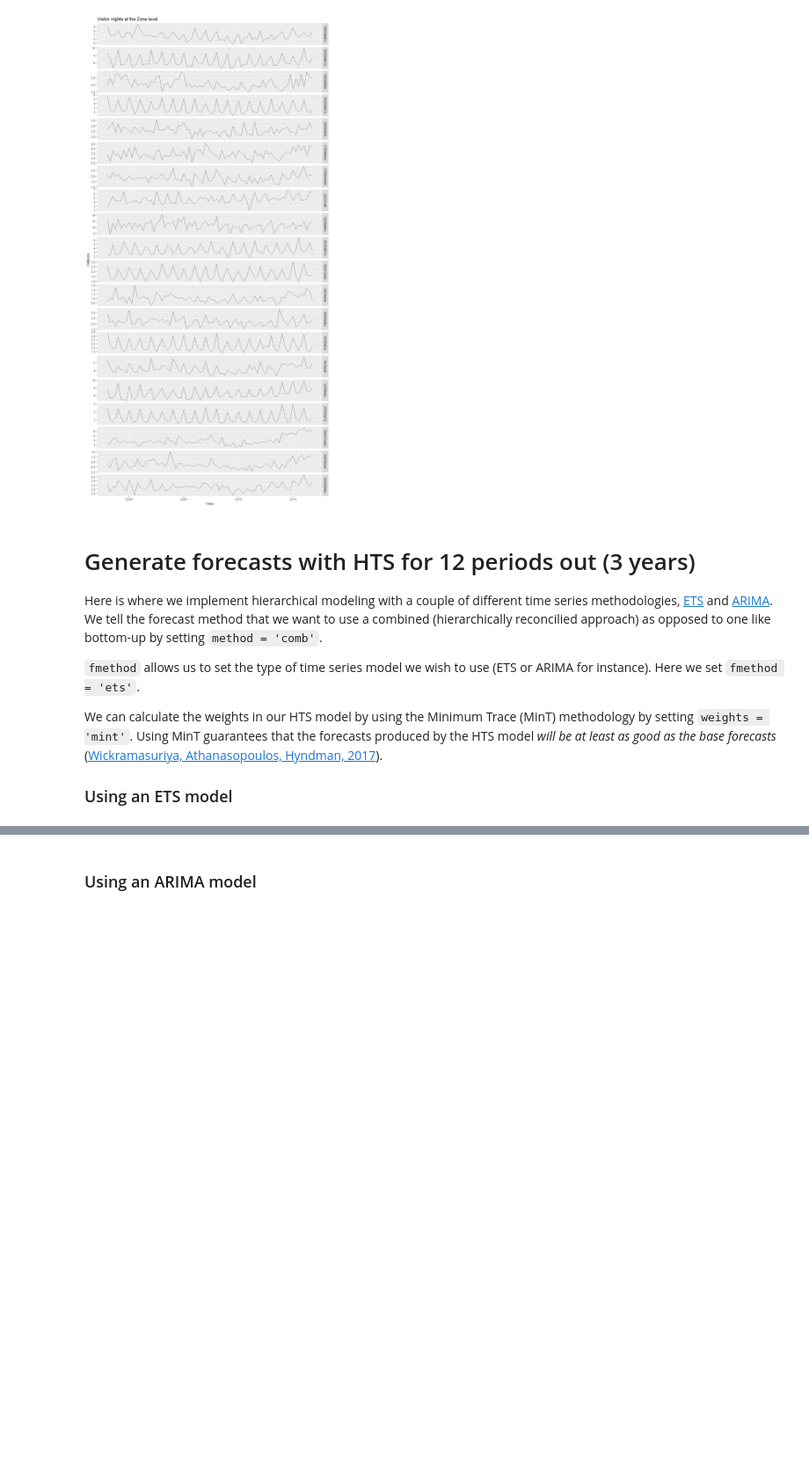
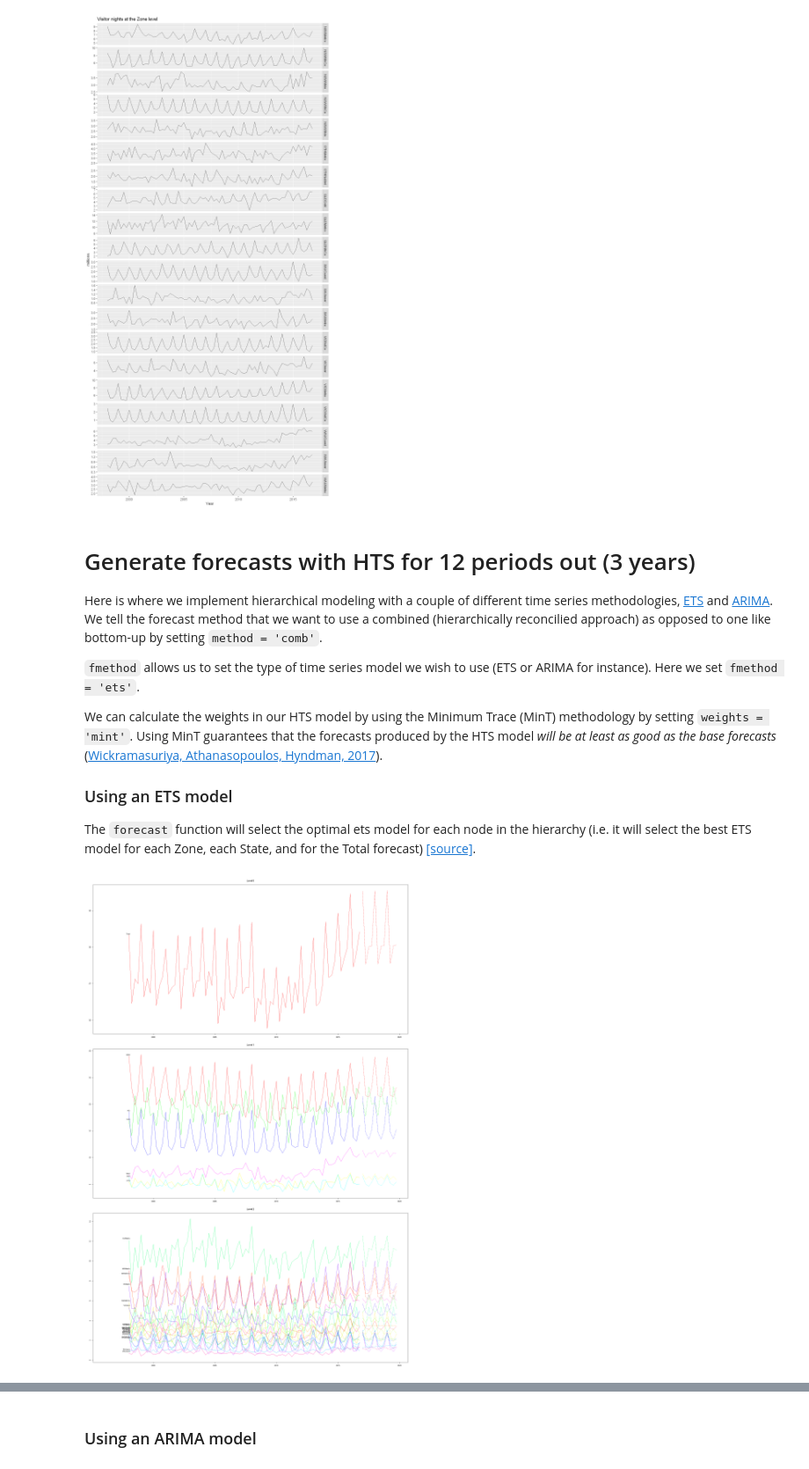
Before and after one commit to champutnam/hierarchical_time_series, a Jupyter notebook: Hierarchical Reconciliation.ipynb, the cells around one changed output, grey strips where cells are left out. Shown at 88% size. Cells and saved outputs as stored; diff of their text form; code cells hidden in the pictures; blank space fills up the shorter version.

```diff
--- a/Hierarchical Reconciliation.ipynb
+++ b/Hierarchical Reconciliation.ipynb
@@ -119,6 +119,8 @@ We can calculate the weights in our HTS model by using the Minimum Trace (MinT)
 
 
 ### Using an ETS model
+
+The `forecast` function will select the optimal ets model for each node in the hierarchy (i.e. it will select the best ETS model for each Zone, each State, and for the Total forecast) [[source]](https://stackoverflow.com/questions/28800583/extract-ets-method-used-for-automatic-forecasts-of-hierarchical-time-series-with).
 # %%
 tourism.fc.ets <- forecast(tourism.hts, method = 'comb', fmethod = 'ets', weights = 'mint', h = 12)
 # %%
@@ -125,0 +131,4 @@ tourism.fcsts.ets <- aggts(tourism.fc.ets, levels = 0:2)
+# %%
+hts::plot.gts(tourism.fc.ets)
+# %% [output]
+[figure, added]
```
Also changed, not shown: parts of 6 cells of this notebook.
